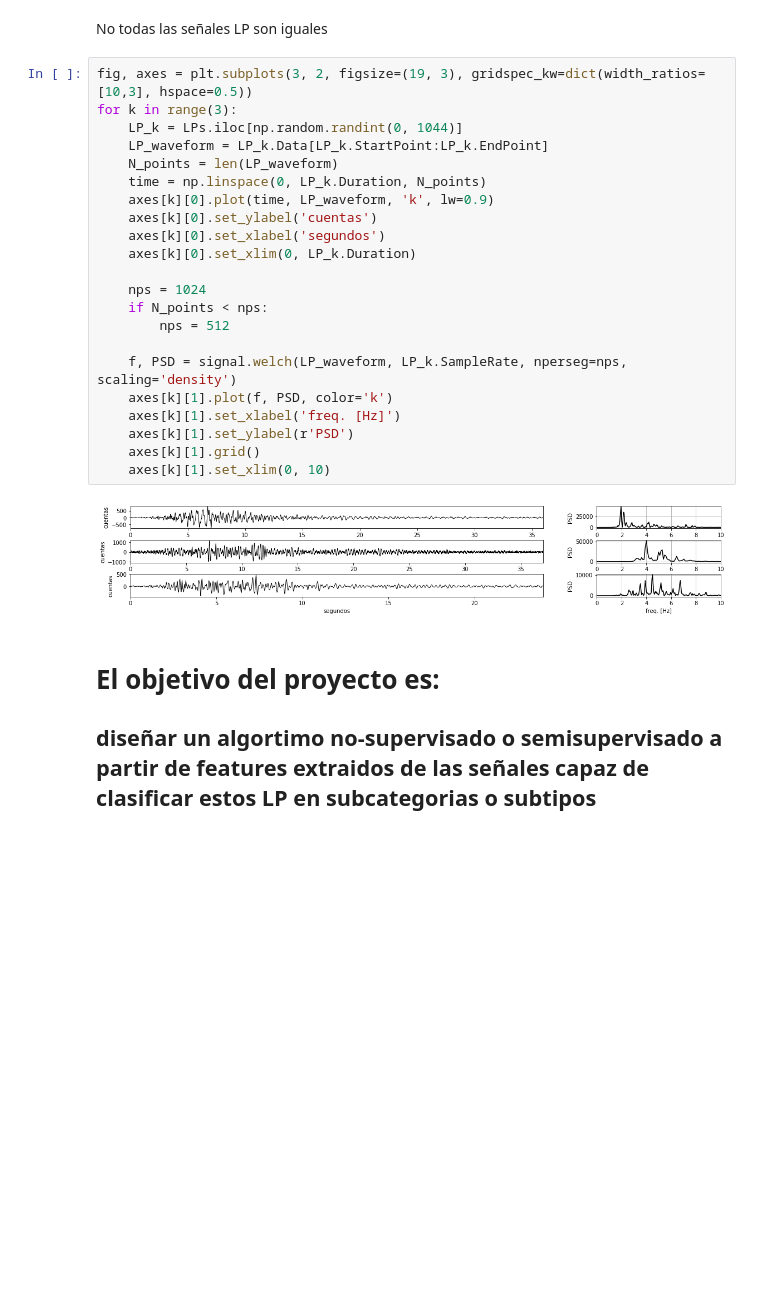
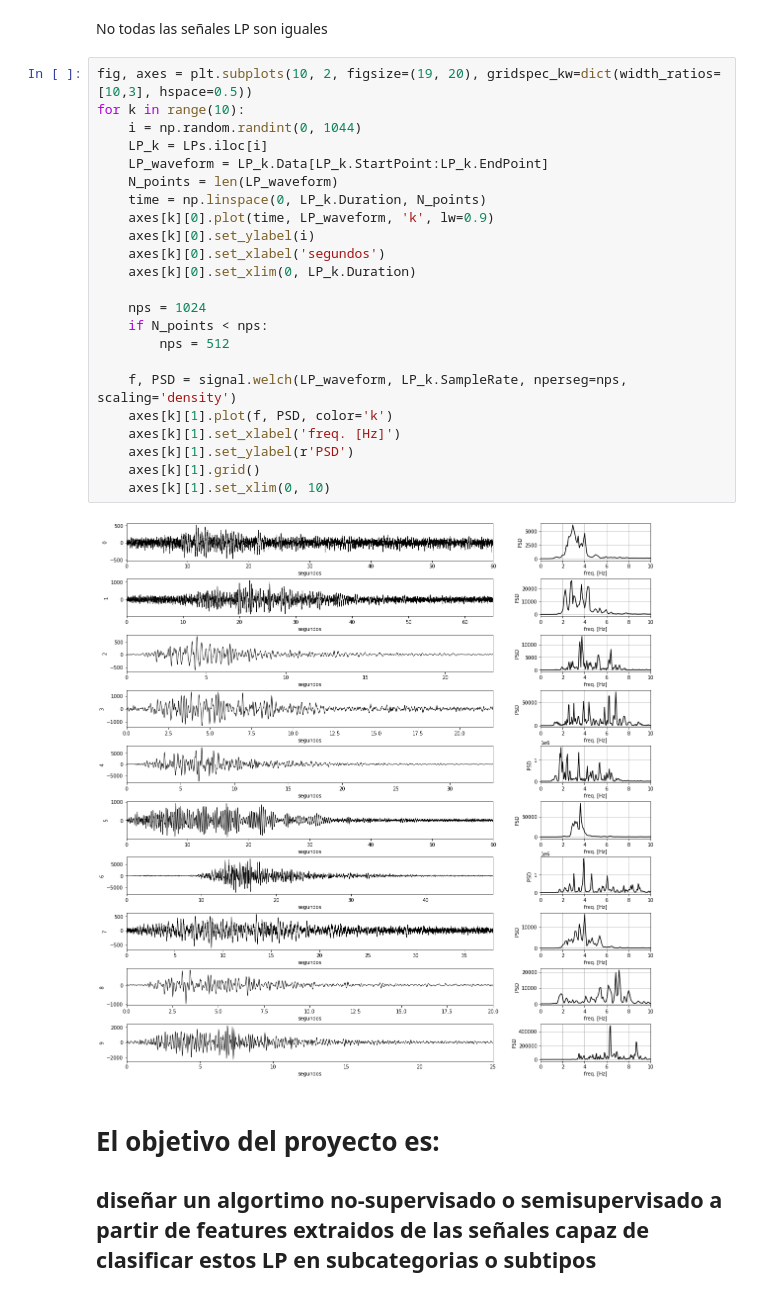
Before and after one commit to ifmelchor/volcano_ML-UNSAM, a Jupyter notebook: Intro_problema.ipynb, the cells around one changed output. Saved outputs shown, nothing was run; the diff lists cells and outputs as text; blank space fills up the shorter version.

```diff
--- a/Intro_problema.ipynb
+++ b/Intro_problema.ipynb
@@ -85,29 +85,30 @@ ax2.set_xlim(0, 10)
 # %% [markdown]
 No todas las señales LP son iguales
 # %%
-fig, axes = plt.subplots(3, 2, figsize=(19, 3), gridspec_kw=dict(width_ratios=[10,3], hspace=0.5))
-for k in range(3):
-    LP_k = LPs.iloc[np.random.randint(0, 1044)]
+fig, axes = plt.subplots(10, 2, figsize=(19, 20), gridspec_kw=dict(width_ratios=[10,3], hspace=0.5))
+for k in range(10):
+    i = np.random.randint(0, 1044)
+    LP_k = LPs.iloc[i]
     LP_waveform = LP_k.Data[LP_k.StartPoint:LP_k.EndPoint]
     N_points = len(LP_waveform)
     time = np.linspace(0, LP_k.Duration, N_points)
     axes[k][0].plot(time, LP_waveform, 'k', lw=0.9)
-    axes[k][0].set_ylabel('cuentas')
+    axes[k][0].set_ylabel(i)
     axes[k][0].set_xlabel('segundos')
     axes[k][0].set_xlim(0, LP_k.Duration)
 
     nps = 1024
     if N_points < nps:
         nps = 512
 
     f, PSD = signal.welch(LP_waveform, LP_k.SampleRate, nperseg=nps, scaling='density')
     axes[k][1].plot(f, PSD, color='k')
     axes[k][1].set_xlabel('freq. [Hz]')
     axes[k][1].set_ylabel(r'PSD')
     axes[k][1].grid()
     axes[k][1].set_xlim(0, 10)
 # %% [output]
-[figure, old version]
+[figure, new version]
 # %% [markdown]
 # El objetivo del proyecto es:
 
```
Also changed, not shown: 10 other files.
